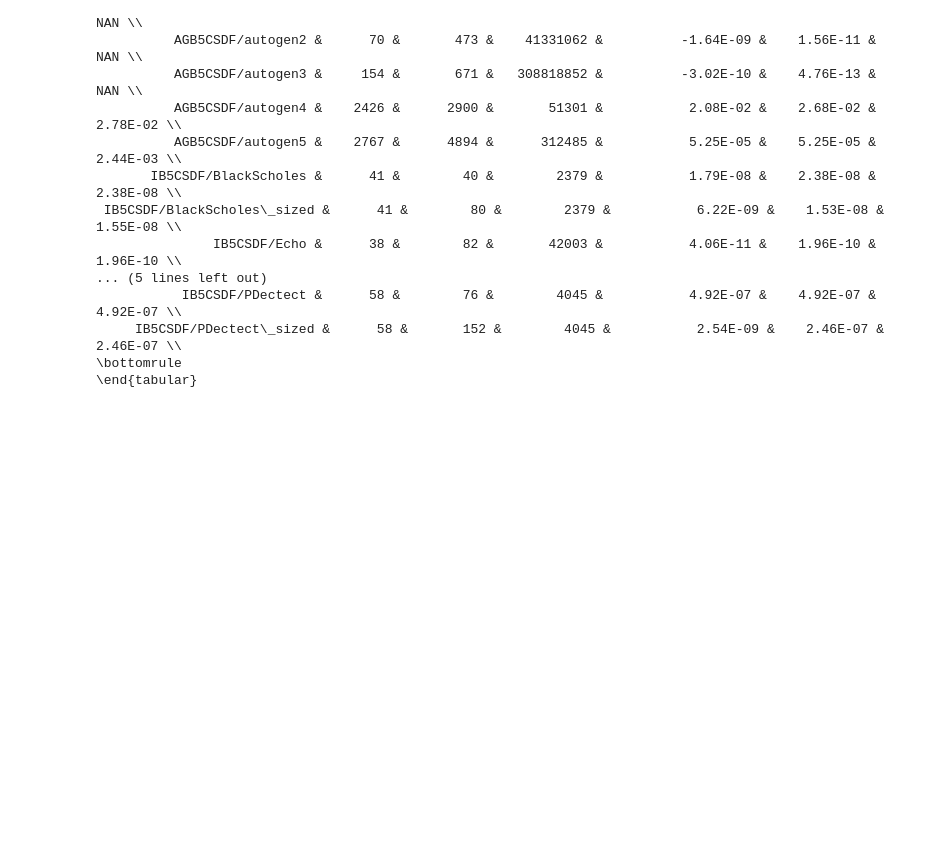
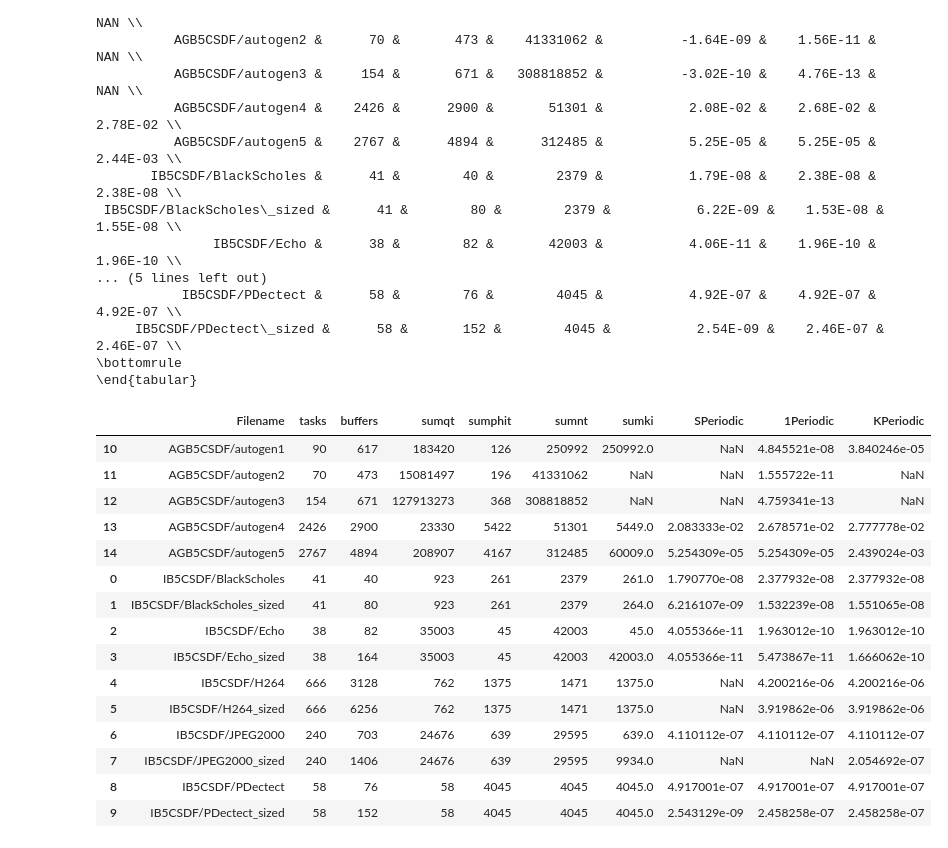
Before and after one commit to katwinkl3/kiter, a Jupyter notebook: SPeriodicCrunch.ipynb, the cells around one changed output. Saved outputs shown, nothing was run; the diff lists cells and outputs as text; code cells hidden in the pictures; blank space fills up the shorter version.

```diff
--- a/SPeriodicCrunch.ipynb
+++ b/SPeriodicCrunch.ipynb
@@ -76,3 +102,56 @@ print(latex)
      IB5CSDF/PDectect\_sized &      58 &       152 &        4045 &           2.54E-09 &    2.46E-07 &    2.46E-07 \\
 \bottomrule
 \end{tabular}
+# %%
+def print_schedule_size_table(df):
+
+    newnames = {
+        "Filename": "Graph",
+        "tasks": "Strictly Periodic",
+        "sumphit": "1-Periodic",
+        "sumki": "K-Periodic",
+        "sumnt": "MCM",
+    }
+
+    # rdf = df.drop(columns=["buffers","sumqt","1Periodic", "KPeriodic", "SPeriodic"])
+    # rdf = df.rename(columns=newnames)
+    rdf = df[["Graph", "Strictly Periodic", "1-Periodic", "K-Periodic", "MCM"]]
+
+
+
+    colformat = "|".join([""] + ["l"] * rdf.index.nlevels + ["r"] * rdf.shape[1] + [""])
+    latex = rdf.to_latex(
+        float_format="{:0.0f}".format, column_format=colformat, index=False
+    )
+    # .replace('\\\\\n', '\\\\ \\midrule\n').replace("  ", " ").replace("  ", " ").replace("  ", " ")
+    print(latex)
+
+def open_csv(filename):
+
+    df = pd.read_csv(filename, sep=";").sort_values(by="Filename")
+    df = df.fillna(-1)
+    df[["sumki", "SPeriodic", "1Periodic", "KPeriodic"]] = df[
+        ["sumki", "SPeriodic", "1Periodic", "KPeriodic"]
+    ].where(df[["sumki", "SPeriodic", "1Periodic", "KPeriodic"]] >= 0, np.nan)
+    df["Filename"] = df["Filename"].replace(".+//(.*).xml", "\\1", regex=True)
+    return df
+# %%
+df = open_csv("/home/toky/yalenus/research/papers/StrictlyPeriodic/speriodic_log/speriodic_benchmark_throughput.log")
+df
+# %% [output]
+|  | Filename | tasks | buffers | sumqt | sumphit | sumnt | sumki | SPeriodic | 1Periodic | KPeriodic |
+| 10 | AGB5CSDF/autogen1 | 90 | 617 | 183420 | 126 | 250992 | 250992.0 | NaN | 4.845521e-08 | 3.840246e-05 |
+| 11 | AGB5CSDF/autogen2 | 70 | 473 | 15081497 | 196 | 41331062 | NaN | NaN | 1.555722e-11 | NaN |
+| 12 | AGB5CSDF/autogen3 | 154 | 671 | 127913273 | 368 | 308818852 | NaN | NaN | 4.759341e-13 | NaN |
+| 13 | AGB5CSDF/autogen4 | 2426 | 2900 | 23330 | 5422 | 51301 | 5449.0 | 2.083333e-02 | 2.678571e-02 | 2.777778e-02 |
+| 14 | AGB5CSDF/autogen5 | 2767 | 4894 | 208907 | 4167 | 312485 | 60009.0 | 5.254309e-05 | 5.254309e-05 | 2.439024e-03 |
+| 0 | IB5CSDF/BlackScholes | 41 | 40 | 923 | 261 | 2379 | 261.0 | 1.790770e-08 | 2.377932e-08 | 2.377932e-08 |
+| 1 | IB5CSDF/BlackScholes_sized | 41 | 80 | 923 | 261 | 2379 | 264.0 | 6.216107e-09 | 1.532239e-08 | 1.551065e-08 |
+| 2 | IB5CSDF/Echo | 38 | 82 | 35003 | 45 | 42003 | 45.0 | 4.055366e-11 | 1.963012e-10 | 1.963012e-10 |
+| 3 | IB5CSDF/Echo_sized | 38 | 164 | 35003 | 45 | 42003 | 42003.0 | 4.055366e-11 | 5.473867e-11 | 1.666062e-10 |
+| 4 | IB5CSDF/H264 | 666 | 3128 | 762 | 1375 | 1471 | 1375.0 | NaN | 4.200216e-06 | 4.200216e-06 |
+| 5 | IB5CSDF/H264_sized | 666 | 6256 | 762 | 1375 | 1471 | 1375.0 | NaN | 3.919862e-06 | 3.919862e-06 |
+| 6 | IB5CSDF/JPEG2000 | 240 | 703 | 24676 | 639 | 29595 | 639.0 | 4.110112e-07 | 4.110112e-07 | 4.110112e-07 |
+| 7 | IB5CSDF/JPEG2000_sized | 240 | 1406 | 24676 | 639 | 29595 | 9934.0 | NaN | NaN | 2.054692e-07 |
+| 8 | IB5CSDF/PDectect | 58 | 76 | 58 | 4045 | 4045 | 4045.0 | 4.917001e-07 | 4.917001e-07 | 4.917001e-07 |
+| 9 | IB5CSDF/PDectect_sized | 58 | 152 | 58 | 4045 | 4045 | 4045.0 | 2.543129e-09 | 2.458258e-07 | 2.458258e-07 |
```
Also changed, not shown: parts of 4 cells of this notebook, 8 other files.
